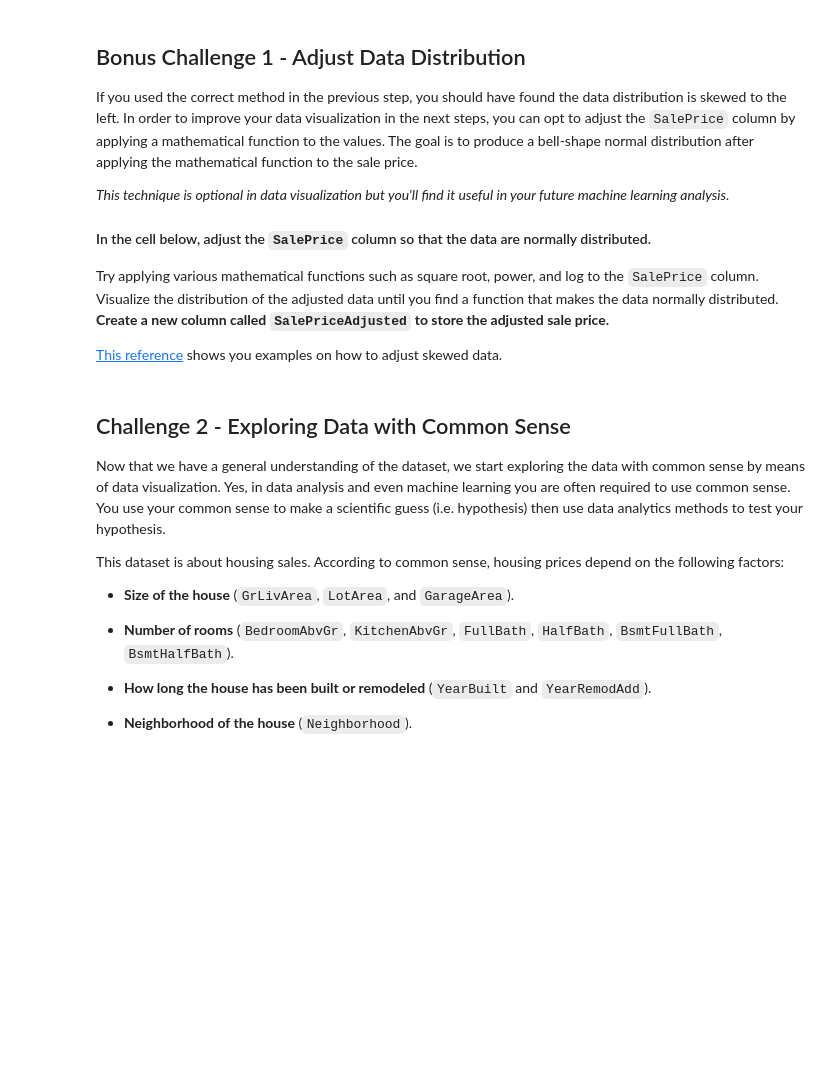
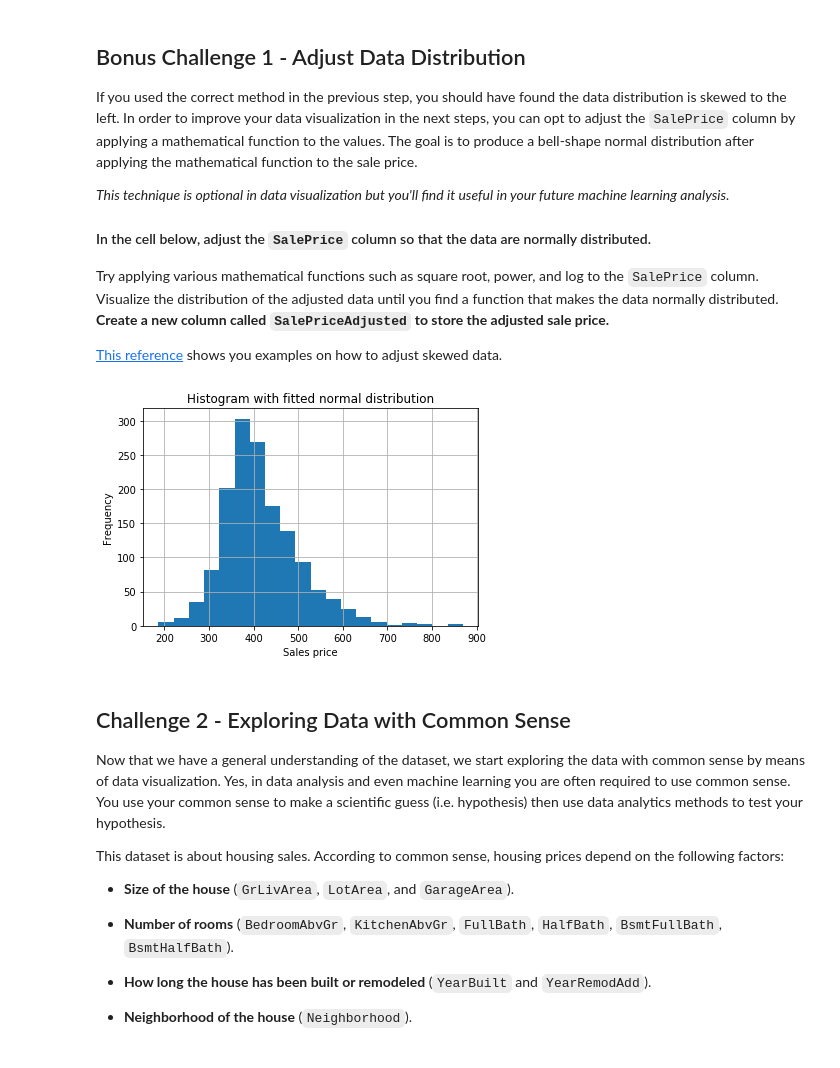
Before and after one commit to ta-data-bcn/lab-storytelling-data-visualization, a Jupyter notebook: your-code/main.ipynb, the cells around one changed output. Drawn from its saved outputs; the diff is of its cells as text; code cells hidden in the pictures; blank space fills up the shorter version.

```diff
--- a/your-code/main.ipynb
+++ b/your-code/main.ipynb
@@ -121,3 +119,12 @@ Try applying various mathematical functions such as square root, power, and log
+# %%
+# your code here
+saleprice_adjusted = saleprice.apply(np.sqrt)
+saleprice_adjusted.plot.hist(bins=20, grid=True)
+plt.xlabel("Sales price")
+plt.title("Histogram with fitted normal distribution")
+plt.show()
+# %% [output]
+[figure, added]
 # %% [markdown]
 ## Challenge 2 - Exploring Data with Common Sense
 
```
Also changed, not shown: parts of 4 cells of this notebook.
